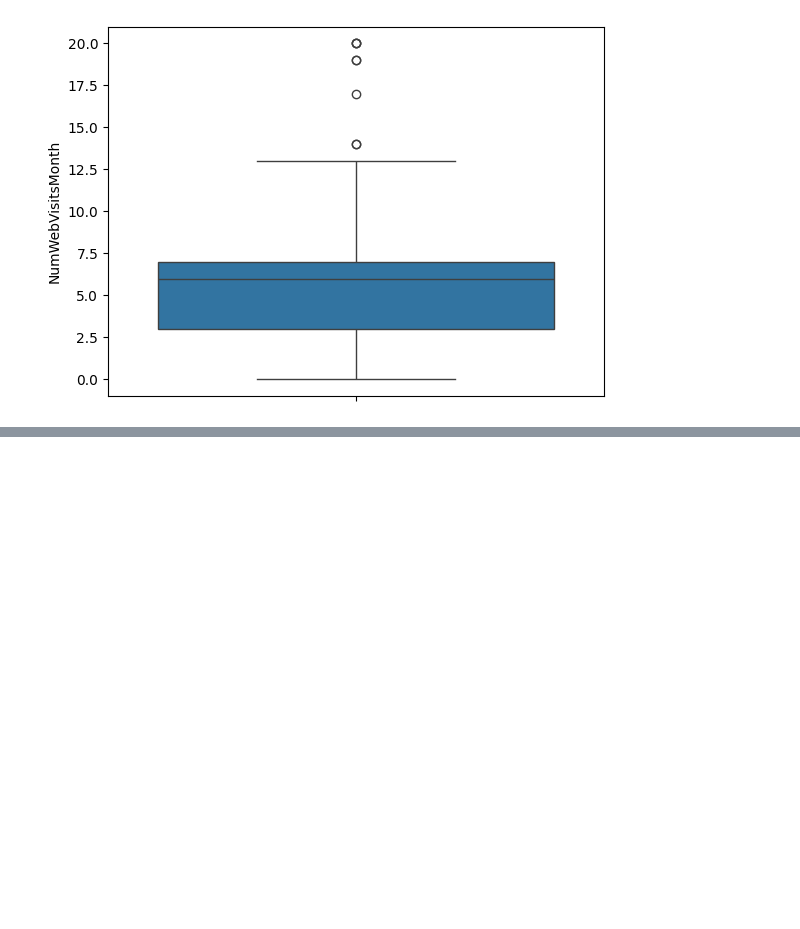
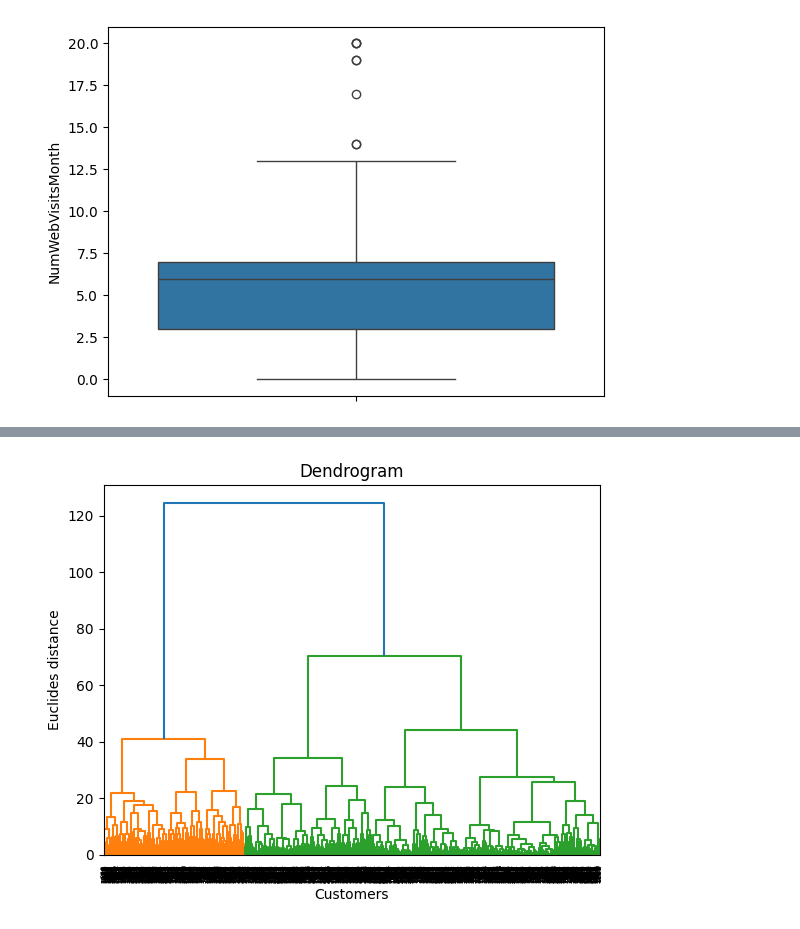
Before and after one commit to jancewicz/PJATK---Artificial-Intelligence-Postgraduate-Studies-, a Jupyter notebook: scikit-learn/pawel_jancewicz_pr7_2026/marketing_campaign/marketing_campaign.ipynb, the cells around one changed output, grey strips where cells are left out. Saved outputs shown, nothing was run; the diff lists cells and outputs as text; code cells hidden in the pictures; blank space fills up the shorter version.

```diff
--- a/scikit-learn/pawel_jancewicz_pr7_2026/marketing_campaign/marketing_campaign.ipynb
+++ b/scikit-learn/pawel_jancewicz_pr7_2026/marketing_campaign/marketing_campaign.ipynb
@@ -249,0 +309,8 @@ df[cols_to_clip] = df[cols_to_clip].clip(
+# %%
+dendogram = sch.dendrogram(sch.linkage(X_scaled, method='ward'))
+plt.title('Dendrogram')
+plt.xlabel('Customers')
+plt.ylabel('Euclides distance')
+plt.show()
+# %% [output]
+[figure, added]
```
Also changed, not shown: parts of 12 cells of this notebook.
